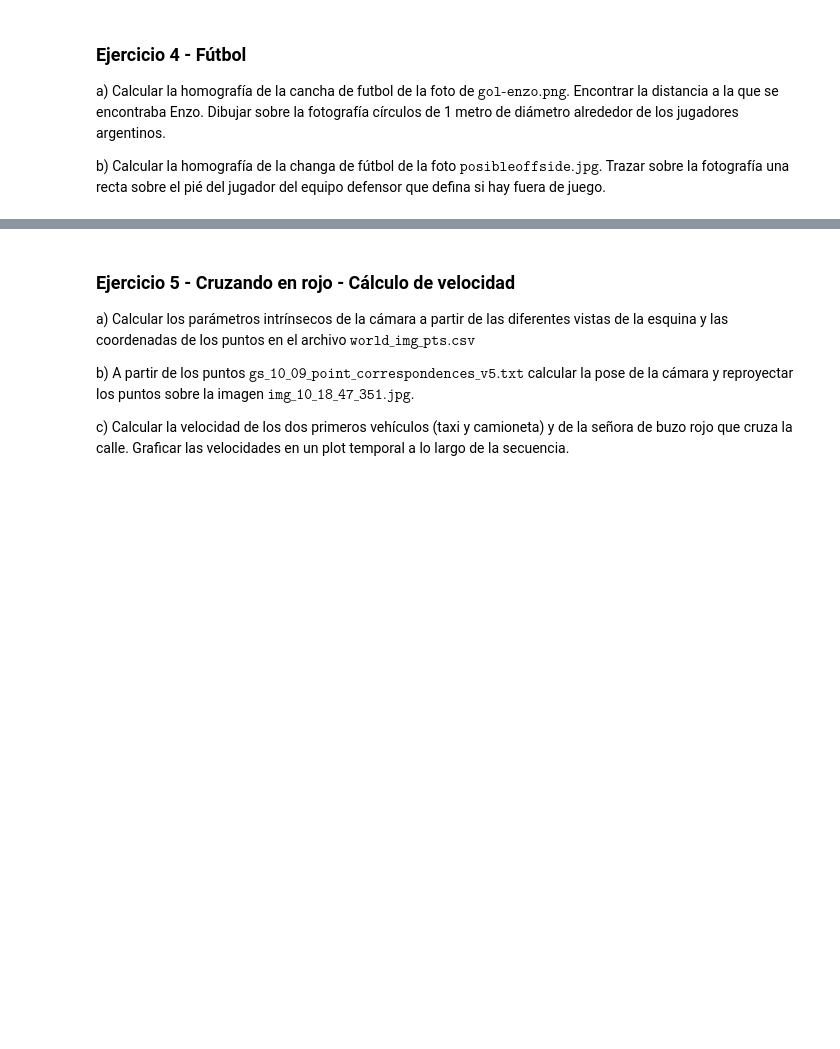
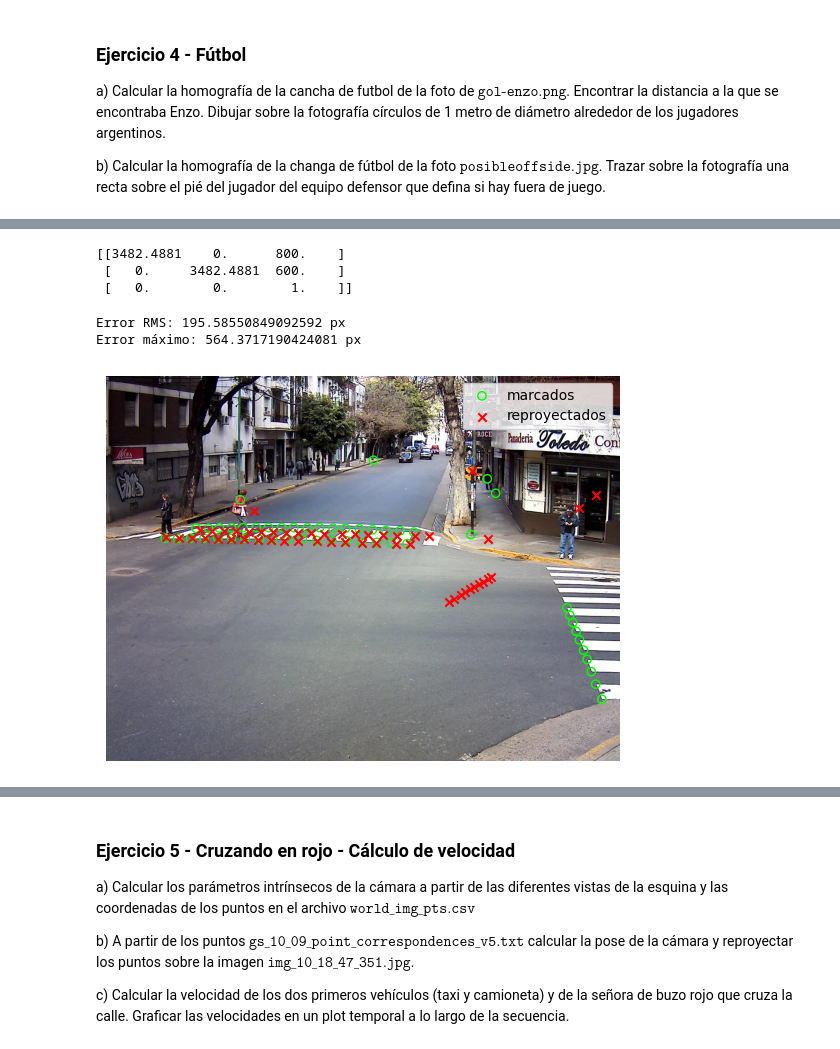
Before and after one commit to catafiorini/Trabajo-Practico-ALC--2C-2026, a Jupyter notebook: grupo_alfajorverde_TP.ipynb, the cells around one changed output, grey strips where cells are left out. Saved outputs shown, nothing was run; the diff lists cells and outputs as text; code cells hidden in the pictures; blank space fills up the shorter version.

```diff
--- a/grupo_alfajorverde_TP.ipynb
+++ b/grupo_alfajorverde_TP.ipynb
@@ -39,3 +340,11 @@ a) Calcular la homografía de la cancha de futbol de la foto de $\texttt{gol-enz
 
 b) Calcular la homografía de la changa de fútbol de la foto $\texttt{posibleoffside.jpg}$.
     Trazar sobre la fotografía una recta sobre el pié del jugador del equipo defensor que defina si hay fuera de juego.
+# %%
+import numpy as np
+import pandas as pd
+
+datos = pd.read_csv(CARPETA_DATOS + '/salguero/world_img_pts.csv', sep=';')   # ajustá la ruta según dónde lo tengas
+print(datos.shape)
+print(datos.columns.tolist())
+datos.head()
@@ -41,0 +401,69 @@ b) Calcular la homografía de la changa de fútbol de la foto $\texttt{posibleof
+# %%
+# Centro de la imagen (1600 x 1200)
+cx, cy = 800, 600
+T = np.array([[1, 0, -cx],
+              [0, 1, -cy],
+              [0, 0, 1]], dtype=np.float64)
+
+# Homografías con el origen de píxeles en el centro de la imagen
+Hlst_centradas = []
+for H_k in Hlst:
+    Hlst_centradas.append(alc.multiplicar(T, H_k))
+
+A_c = alc.armarA(Hlst_centradas)
+
+# Sistema reducido: incógnitas (B11, B33)
+A_red = np.zeros((A_c.shape[0], 2))
+A_red[:, 0] = A_c[:, 0] + A_c[:, 2]
+A_red[:, 1] = A_c[:, 5]
+A_red = A_red / np.max(np.abs(A_red))   # escalado, igual que en calcularMatrizK2D
+
+x = alc.resolverHomogeneo(A_red)
+f = np.sqrt(x[1] / x[0])
+
+K_simple = np.array([[f, 0, cx],
+                     [0, f, cy],
+                     [0, 0, 1]])
+print(K_simple)
+# %% [output]
+[[3482.4881    0.      800.    ]
+ [   0.     3482.4881  600.    ]
+ [   0.        0.        1.    ]]
+# %%
+# Cargar los 51 puntos de la vista inicial
+gs = np.loadtxt(os.path.join(CARPETA_DATOS + '/salguero/gs_10_09_point_correspondences_v5.txt'))
+
+objPts_gs = gs[1:3, :].T     # (X, Y) de cada punto -> forma (51, 2)
+mundo_gs  = gs[1:4, :].T     # (X, Y, Z) -> forma (51, 3), para reproyectar
+imgPts_gs = gs[4:6, :].T     # (u, v) -> forma (51, 2)
+# %%
+# Homografía y pose
+H_gs = alc.resolverDLT2D(alc.obtenerQ2d(imgPts_gs, objPts_gs))
+H_gs = H_gs / H_gs[2, 2]
+
+R_gs, t_gs = alc.obtenerPose2D(H_gs, K_simple)
+# %%
+def reproyectar(K, R, t, puntos_mundo):
+    # puntos de la cámara: R X + t  (una columna por punto)
+    X_cam = alc.multiplicar(R, puntos_mundo.T) + t.reshape(3, 1)
+    q = alc.multiplicar(K, X_cam)
+    # pasamos de homogéneas a píxeles dividiendo por la tercera coordenada
+    return (q[0:2, :] / q[2, :]).T
+
+reproy_gs = reproyectar(K_simple, R_gs, t_gs, mundo_gs)
+errores = np.sqrt(np.sum((reproy_gs - imgPts_gs) ** 2, axis=1))
+print('Error RMS:', np.sqrt(np.mean(errores ** 2)), 'px')
+print('Error máximo:', np.max(errores), 'px')
+
+img_inicial = plt.imread(os.path.join(CARPETA_DATOS +'/salguero/img_10_18_47_351.jpg'))
+plt.figure(figsize=(8, 5))
+plt.imshow(img_inicial)
+plt.scatter(imgPts_gs[:, 0], imgPts_gs[:, 1], marker='o', facecolors='none', edgecolors='lime', label='marcados')
+plt.scatter(reproy_gs[:, 0], reproy_gs[:, 1], marker='x', color='red', label='reproyectados')
+plt.legend()
+plt.axis('off')
+plt.show()
+# %% [output]
+Error RMS: 195.58550849092592 px
+Error máximo: 564.3717190424081 px
+[figure, added]
```
Also changed, not shown: parts of 20 cells of this notebook.
